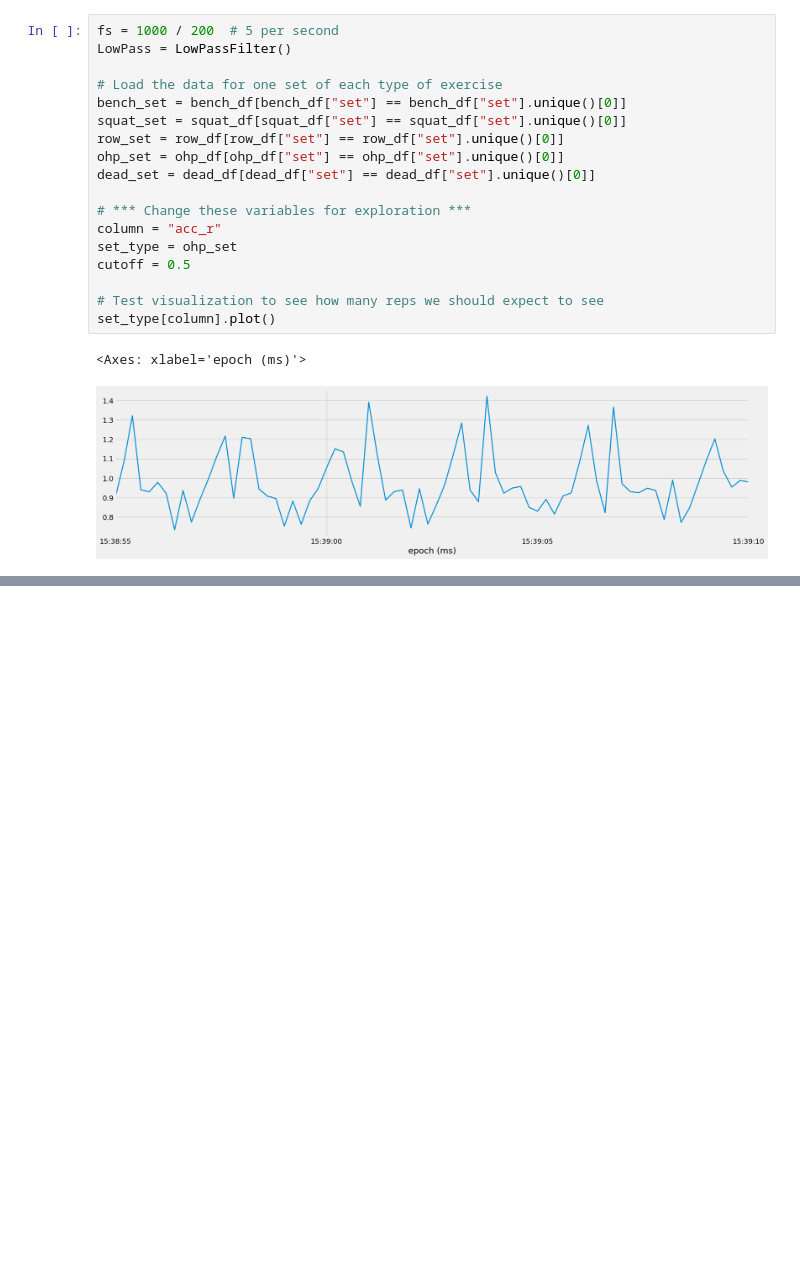
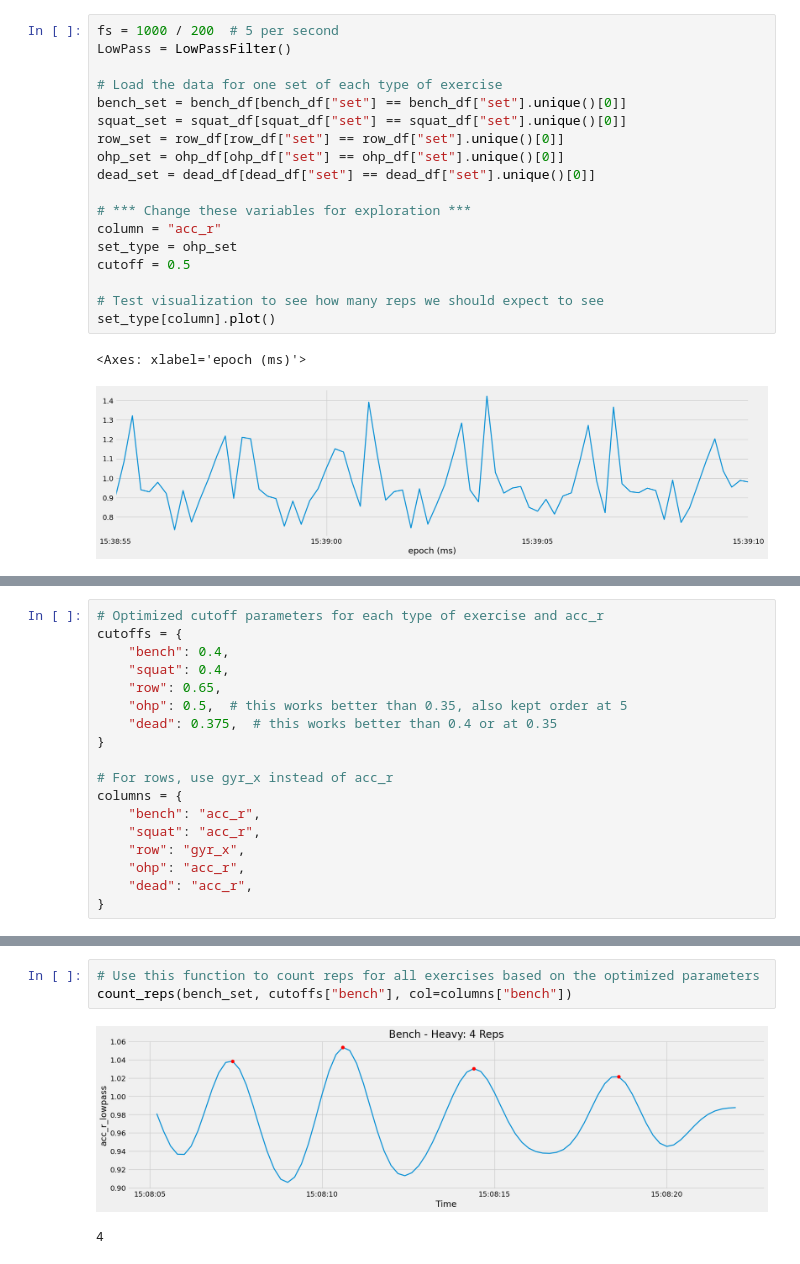
Before and after one commit to nkeblawi/nk-fitness-tracker, a Jupyter notebook: notebooks/nk-fitness-tracker-p4-predictive-modeling.ipynb, the cells around one changed output, grey strips where cells are left out. Cells and saved outputs as stored; diff of their text form; blank space fills up the shorter version.

Commit message:
Completed p4 of notebook series with count repetitions function

```diff
--- a/notebooks/nk-fitness-tracker-p4-predictive-modeling.ipynb
+++ b/notebooks/nk-fitness-tracker-p4-predictive-modeling.ipynb
@@ -669,0 +681,18 @@ See the caveats in the documentation: https://pandas.pydata.org/pandas-docs/stab
+# %%
+# Optimized cutoff parameters for each type of exercise and acc_r
+cutoffs = {
+    "bench": 0.4,
+    "squat": 0.4,
+    "row": 0.65,
+    "ohp": 0.5,  # this works better than 0.35, also kept order at 5
+    "dead": 0.375,  # this works better than 0.4 or at 0.35
+}
+
+# For rows, use gyr_x instead of acc_r
+columns = {
+    "bench": "acc_r",
+    "squat": "acc_r",
+    "row": "gyr_x",
+    "ohp": "acc_r",
+    "dead": "acc_r",
+}
@@ -669,0 +701,6 @@ See the caveats in the documentation: https://pandas.pydata.org/pandas-docs/stab
+# %%
+# Use this function to count reps for all exercises based on the optimized parameters
+count_reps(bench_set, cutoffs["bench"], col=columns["bench"])
+# %% [output]
+[figure, added]
+4
```
Also changed, not shown: parts of 12 cells of this notebook, 2 other files.
